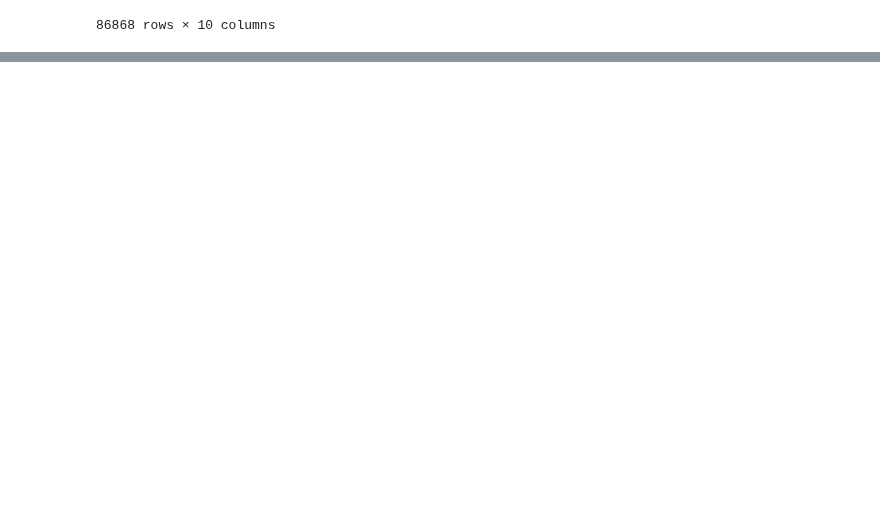
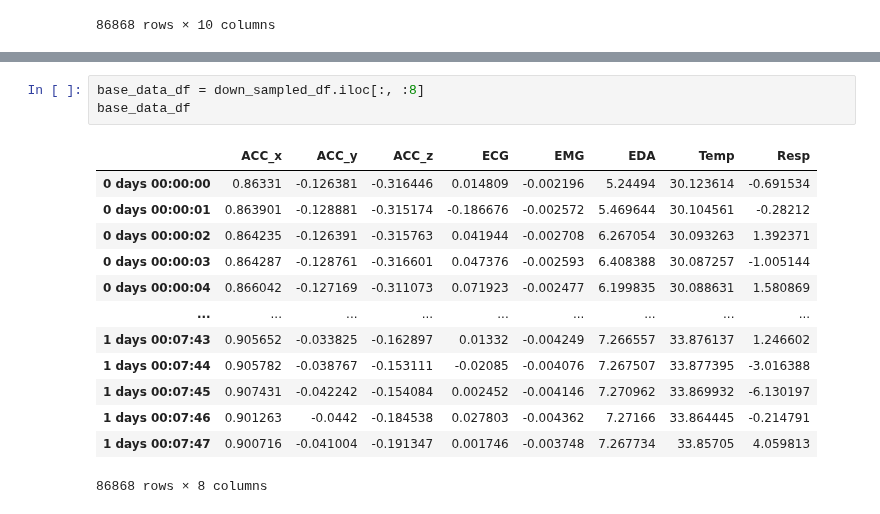
Before and after one commit to Brinkley97/applied_time_series_and_machine_learning, a Jupyter notebook: misc/play/wesad_and_tsml.ipynb, the cells around one changed output, grey strips where cells are left out. Drawn from its saved outputs; the diff is of its cells as text; blank space fills up the shorter version.

```diff
--- a/misc/play/wesad_and_tsml.ipynb
+++ b/misc/play/wesad_and_tsml.ipynb
@@ -103,0 +111,17 @@ down_sampled_df
+# %%
+base_data_df = down_sampled_df.iloc[:, :8]
+base_data_df
+# %% [output]
+|  | ACC_x | ACC_y | ACC_z | ECG | EMG | EDA | Temp | Resp |
+| 0 days 00:00:00 | 0.86331 | -0.126381 | -0.316446 | 0.014809 | -0.002196 | 5.24494 | 30.123614 | -0.691534 |
+| 0 days 00:00:01 | 0.863901 | -0.128881 | -0.315174 | -0.186676 | -0.002572 | 5.469644 | 30.104561 | -0.28212 |
+| 0 days 00:00:02 | 0.864235 | -0.126391 | -0.315763 | 0.041944 | -0.002708 | 6.267054 | 30.093263 | 1.392371 |
+| 0 days 00:00:03 | 0.864287 | -0.128761 | -0.316601 | 0.047376 | -0.002593 | 6.408388 | 30.087257 | -1.005144 |
+| 0 days 00:00:04 | 0.866042 | -0.127169 | -0.311073 | 0.071923 | -0.002477 | 6.199835 | 30.088631 | 1.580869 |
+| ... | ... | ... | ... | ... | ... | ... | ... | ... |
+| 1 days 00:07:43 | 0.905652 | -0.033825 | -0.162897 | 0.01332 | -0.004249 | 7.266557 | 33.876137 | 1.246602 |
+| 1 days 00:07:44 | 0.905782 | -0.038767 | -0.153111 | -0.02085 | -0.004076 | 7.267507 | 33.877395 | -3.016388 |
+| 1 days 00:07:45 | 0.907431 | -0.042242 | -0.154084 | 0.002452 | -0.004146 | 7.270962 | 33.869932 | -6.130197 |
+| 1 days 00:07:46 | 0.901263 | -0.0442 | -0.184538 | 0.027803 | -0.004362 | 7.27166 | 33.864445 | -0.214791 |
+| 1 days 00:07:47 | 0.900716 | -0.041004 | -0.191347 | 0.001746 | -0.003748 | 7.267734 | 33.85705 | 4.059813 |
+86868 rows × 8 columns
```
Also changed, not shown: parts of 6 cells of this notebook.
